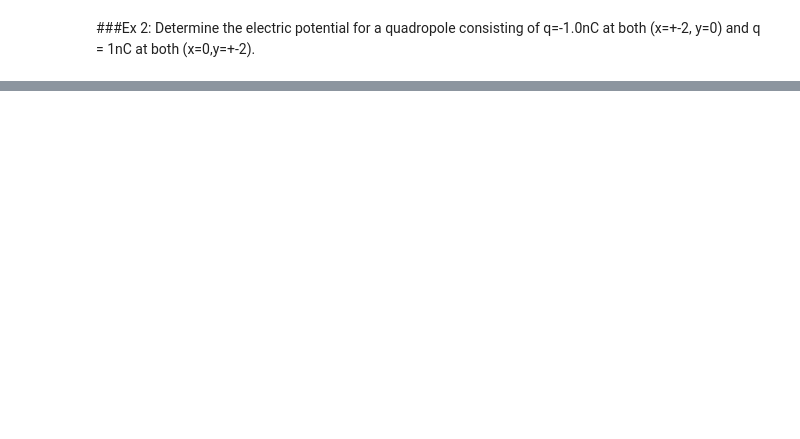
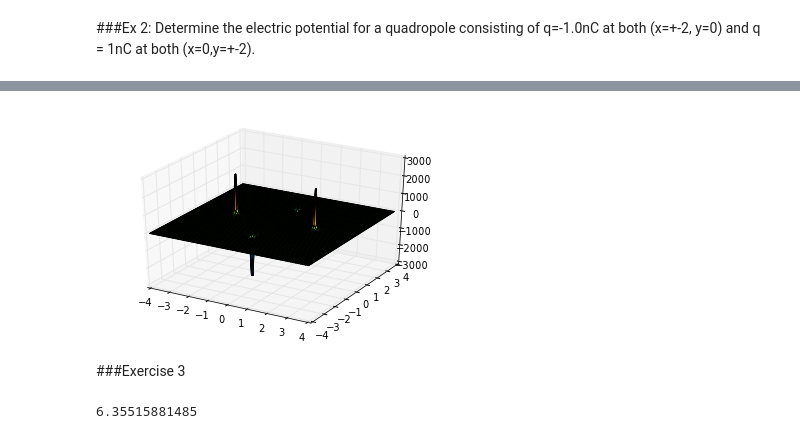
Before and after one commit to ipowellPHYS202/PHYS202-S13, a Jupyter notebook: Week4/3DPlottingAndFunctions.ipynb, the cells around one changed output, grey strips where cells are left out. Saved outputs shown, nothing was run; the diff lists cells and outputs as text; code cells hidden in the pictures; blank space fills up the shorter version.

```diff
--- a/Week4/3DPlottingAndFunctions.ipynb
+++ b/Week4/3DPlottingAndFunctions.ipynb
@@ -141,0 +146,9 @@ show()
+# %%
+from mpl_toolkits.mplot3d import Axes3D
+fig = figure()
+ax = fig.gca(projection ='3d')
+p = ax.plot_surface(X, Y, V, rstride=1, cstride=1, linewidth=1.0, cmap=cm.jet)
+# %% [output]
+[figure, added]
+# %% [markdown]
+###Exercise 3
@@ -141,0 +160,6 @@ show()
+# %%
+x = 1.; y = 1.
+V11 = pointPotential(x,y,1e-9,0.,0.)
+print V11
+# %% [output]
+6.35515881485
```
Also changed, not shown: parts of 18 cells of this notebook.
